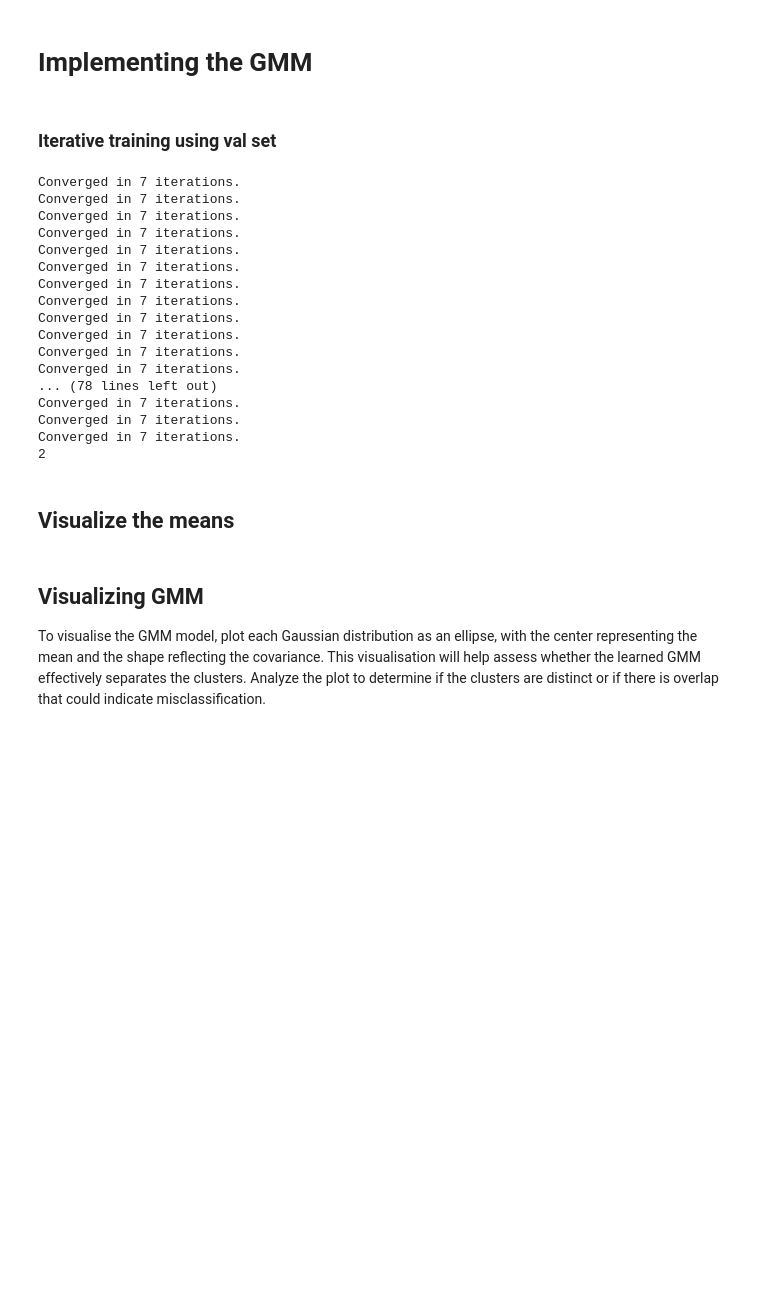
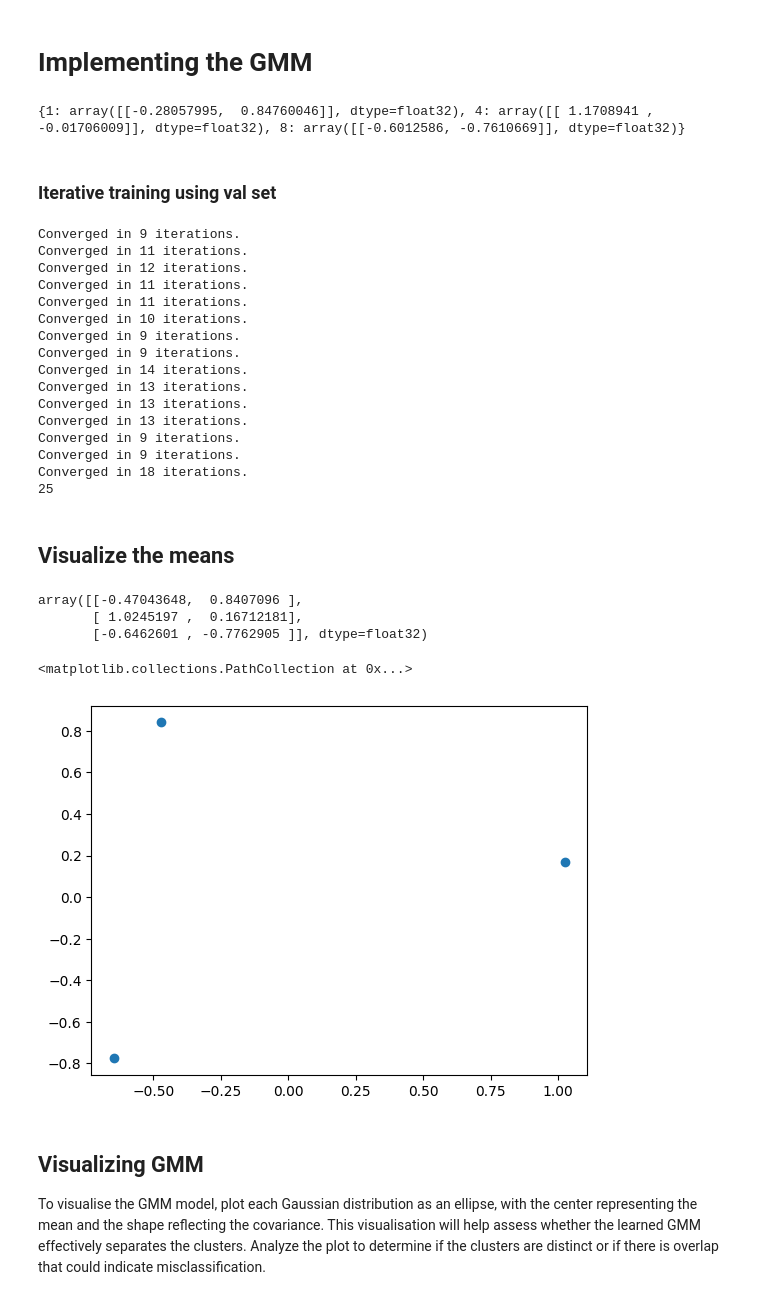
Before and after one commit to RISHIT7/GMM-VAE, a Jupyter notebook: notebooks/GMVAE.ipynb, the cells around one changed output. Saved outputs shown, nothing was run; the diff lists cells and outputs as text; code cells hidden in the pictures; blank space fills up the shorter version.

```diff
--- a/notebooks/GMVAE.ipynb
+++ b/notebooks/GMVAE.ipynb
@@ -978,6 +982,20 @@ def classify_images(vae, gmm, test_loader, class_labels, device='cpu'):
 # %%
 gmm_dataset = CustomDataset(data = val_set['data'], labels = val_set['labels'], transform=transform)
 gmm_loader = DataLoader(test_dataset, batch_size=1, shuffle=False)
+# %%
+label_mean = {
+    1: 0,
+    4: 0,
+    8: 0
+}
+for image, label in gmm_loader:
+    image = image.to(device)
+
+    mu, log_var = vae.encode(image)
+    label_mean[label.item()] += mu.detach().cpu().numpy()/5
+print(label_mean)
+# %% [output]
+{1: array([[-0.28057995,  0.84760046]], dtype=float32), 4: array([[ 1.1708941 , -0.01706009]], dtype=float32), 8: array([[-0.6012586, -0.7610669]], dtype=float32)}
 # %%
 # Using the optimized functions
 # Compute initial means for GMM and corresponding class labels using the validation dataset
@@ -992,8 +1010,6 @@ predictions = classify_images(vae, gmm, test_loader, class_labels, device)
 # %% [markdown]
 ### Iterative training using val set
 # %%
-initial_means, class_labels = initialize_gmm_means(vae, gmm_loader, device)
-
 max_iter = 100
 f1_prev = -1
 gmm_final = None
@@ -1001,6 +1017,7 @@ iterations_ran = -1
 final_predictions = []
 
 for iteration in range(1, max_iter+1):
+    initial_means, class_labels = initialize_gmm_means(vae, gmm_loader, device)
 
     gmm = GMM(n_components=len(class_labels), max_iter=iteration, tol=1e-5, eps=1e-6)
     train_gmm_with_class_means(gmm, vae, gmm_loader, initial_means, device)
@@ -1017,34 +1034,42 @@ for iteration in range(1, max_iter+1):
     if f1_prev <= f1:
         f1_prev = f1
         gmm_final = gmm
-        iterations_ran = iter
+        iterations_ran = iteration
         final_predictions = predictions
     else:
         break
 
 print(iterations_ran)
 # %% [output]
-Converged in 7 iterations.
-Converged in 7 iterations.
-Converged in 7 iterations.
-Converged in 7 iterations.
-Converged in 7 iterations.
-Converged in 7 iterations.
-Converged in 7 iterations.
-Converged in 7 iterations.
-Converged in 7 iterations.
-Converged in 7 iterations.
-Converged in 7 iterations.
-Converged in 7 iterations.
-... (78 lines left out)
-Converged in 7 iterations.
-Converged in 7 iterations.
-Converged in 7 iterations.
-2
+Converged in 9 iterations.
+Converged in 11 iterations.
+Converged in 12 iterations.
+Converged in 11 iterations.
+Converged in 11 iterations.
+Converged in 10 iterations.
+Converged in 9 iterations.
+Converged in 9 iterations.
+Converged in 14 iterations.
+Converged in 13 iterations.
+Converged in 13 iterations.
+Converged in 13 iterations.
+Converged in 9 iterations.
+Converged in 9 iterations.
+Converged in 18 iterations.
+25
 # %% [markdown]
 ## Visualize the means
+# %%
+initial_means
+# %% [output]
+array([[-0.47043648,  0.8407096 ],
+       [ 1.0245197 ,  0.16712181],
+       [-0.6462601 , -0.7762905 ]], dtype=float32)
 # %%
-# plt.scatter(x = initial_means[:,0], y = initial_means[:,1])
+plt.scatter(x = initial_means[:,0], y = initial_means[:,1])
+# %% [output]
+<matplotlib.collections.PathCollection at 0x...>
+[figure, added]
 # %% [markdown]
 ## Visualizing GMM
 
```
Also changed, not shown: parts of 9 cells of this notebook.
